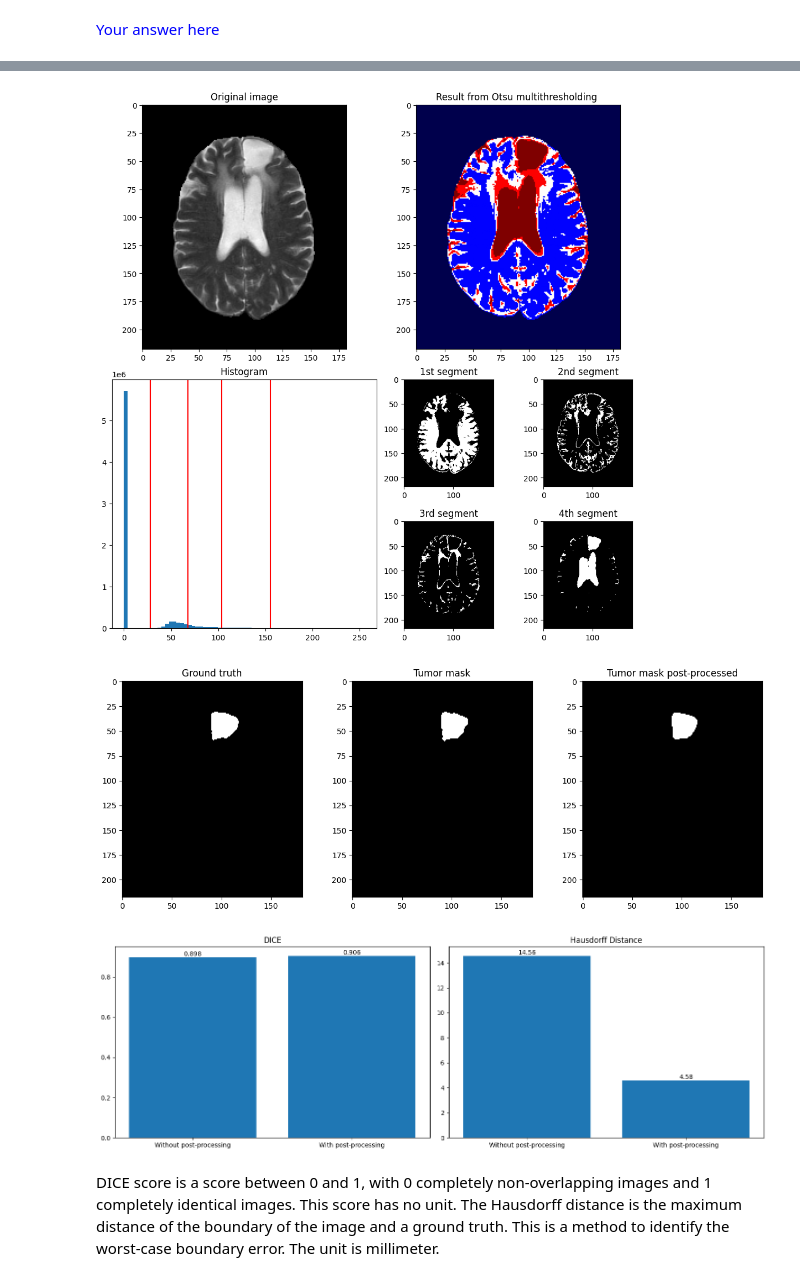
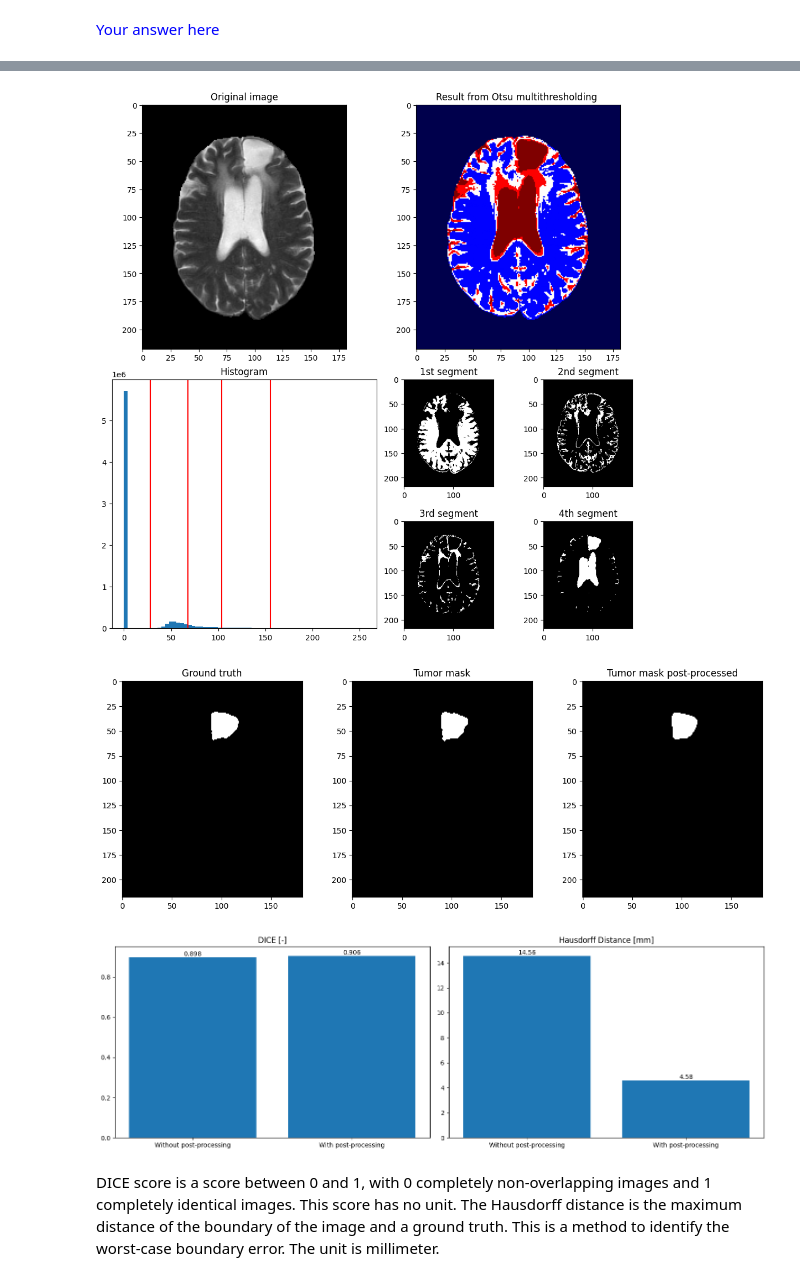
Before and after one commit to noco04-ugent/practicum-4, a Jupyter notebook: ImageProcessing_II_arend_noah.ipynb, the cells around one changed output, grey strips where cells are left out. Cells and saved outputs as stored; diff of their text form; code cells hidden in the pictures.

```diff
--- a/ImageProcessing_II_arend_noah.ipynb
+++ b/ImageProcessing_II_arend_noah.ipynb
@@ -274,36 +264,36 @@ dice, hd = evaluate(gt, tumor_mask)
 dice_clean, hd_clean = evaluate(gt, tumor_clean)
 
 # plot metrics with barplot
 fig, ax = plt.subplots(1, 2, figsize=(15, 5))
 
 bars1 = ax[0].bar(['Without post-processing', 'With post-processing'],[dice, dice_clean])
-ax[0].set_title('DICE')
+ax[0].set_title('DICE [-]')
 for bar in bars1:
     height = bar.get_height()
     ax[0].text(bar.get_x() + bar.get_width()/2,
                height,
                f"{height:.3f}",
                ha='center',
                va='bottom')
 bars2 = ax[1].bar(['Without post-processing', 'With post-processing'],[hd, hd_clean])
-ax[1].set_title('Hausdorff Distance')
+ax[1].set_title('Hausdorff Distance [mm]')
 for bar in bars2:
     height = bar.get_height()
     ax[1].text(bar.get_x() + bar.get_width()/2,
                height,
                f"{height:.2f}",
                ha='center',
                va='bottom')
 plt.tight_layout()
 plt.show()
 
 # Save images as NifTi files
 sitk.WriteImage(tumor_mask, 'tumor_mask.nii.gz')
 sitk.WriteImage(tumor_clean, 'tumor_clean.nii.gz')
 # %% [output]
 [figure]
 [figure]
-[figure, old version]
+[figure, new version]
 # %% [markdown]
 DICE score is a score between 0 and 1, with 0 completely non-overlapping images and 1 completely identical images. This score has no unit.
 The Hausdorff distance is the maximum distance of the boundary of the image and a ground truth. This is a method to identify the worst-case boundary error. The unit is millimeter.
```
Also changed, not shown: parts of 2 cells of this notebook.
